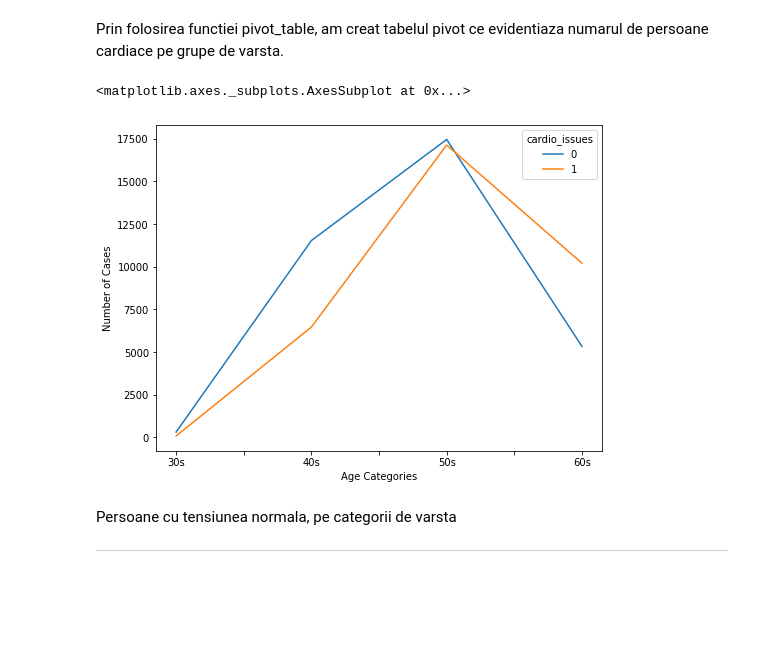
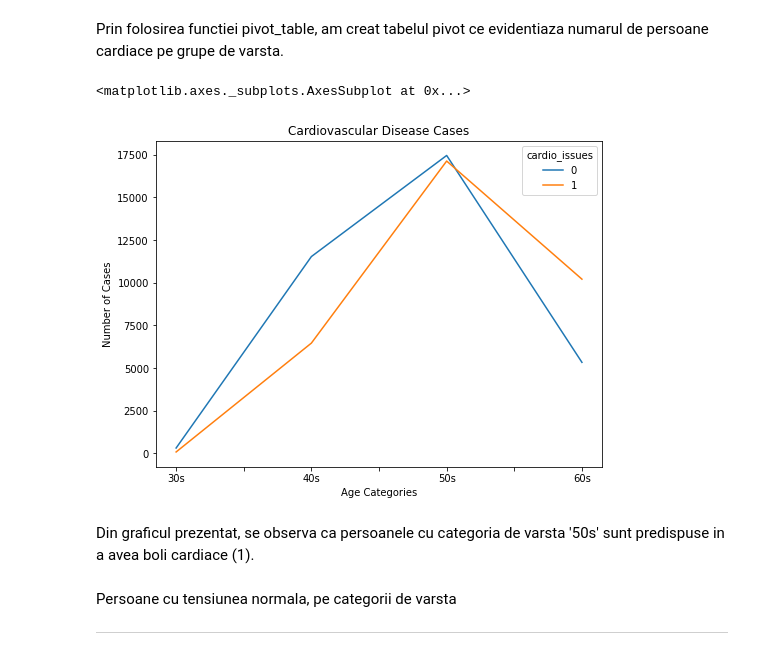
Before and after one commit to bojiix/RAM-OSI-BAN-AI, a Jupyter notebook: SDP_team_project_Group9.ipynb, the cells around one changed output. Saved outputs shown, nothing was run; the diff lists cells and outputs as text; code cells hidden in the pictures; blank space fills up the shorter version.

```diff
--- a/SDP_team_project_Group9.ipynb
+++ b/SDP_team_project_Group9.ipynb
@@ -527,10 +501,12 @@ tb1
 # %% [markdown]
 Prin folosirea functiei pivot_table, am creat tabelul pivot ce evidentiaza numarul de persoane cardiace pe grupe de varsta.
 # %%
-tb1.plot(xlabel="Age Categories", ylabel="Number of Cases", figsize=(8,6))
+tb1.plot(xlabel="Age Categories", ylabel="Number of Cases", figsize=(8,6), title="Cardiovascular Disease Cases")
 # %% [output]
 <matplotlib.axes._subplots.AxesSubplot at 0x...>
-[figure, old version]
+[figure, new version]
+# %% [markdown]
+Din graficul prezentat, se observa ca persoanele cu categoria de varsta '50s' sunt predispuse in a avea boli cardiace (1).
 # %% [markdown]
 Persoane cu tensiunea normala, pe categorii de varsta
 
```
Also changed, not shown: parts of 9 cells of this notebook.
